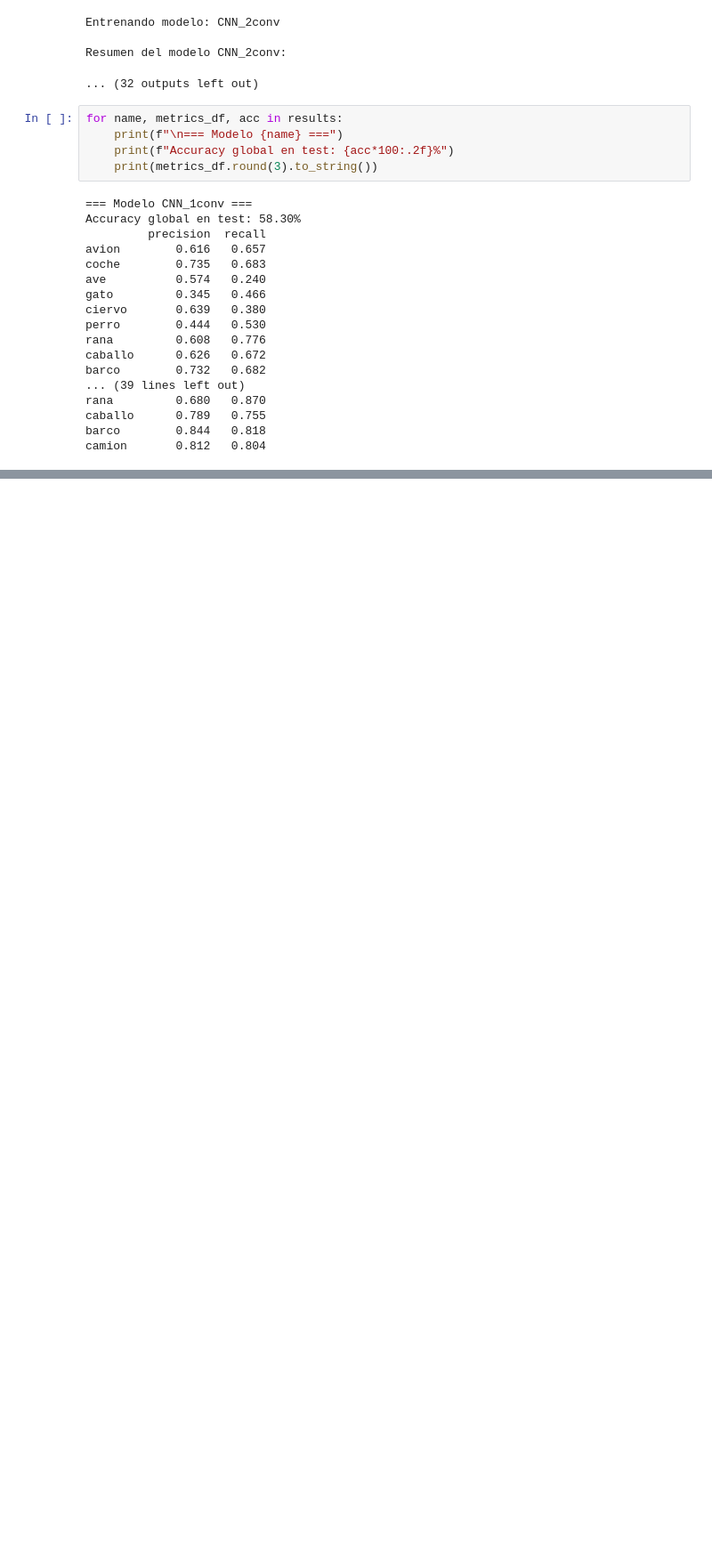
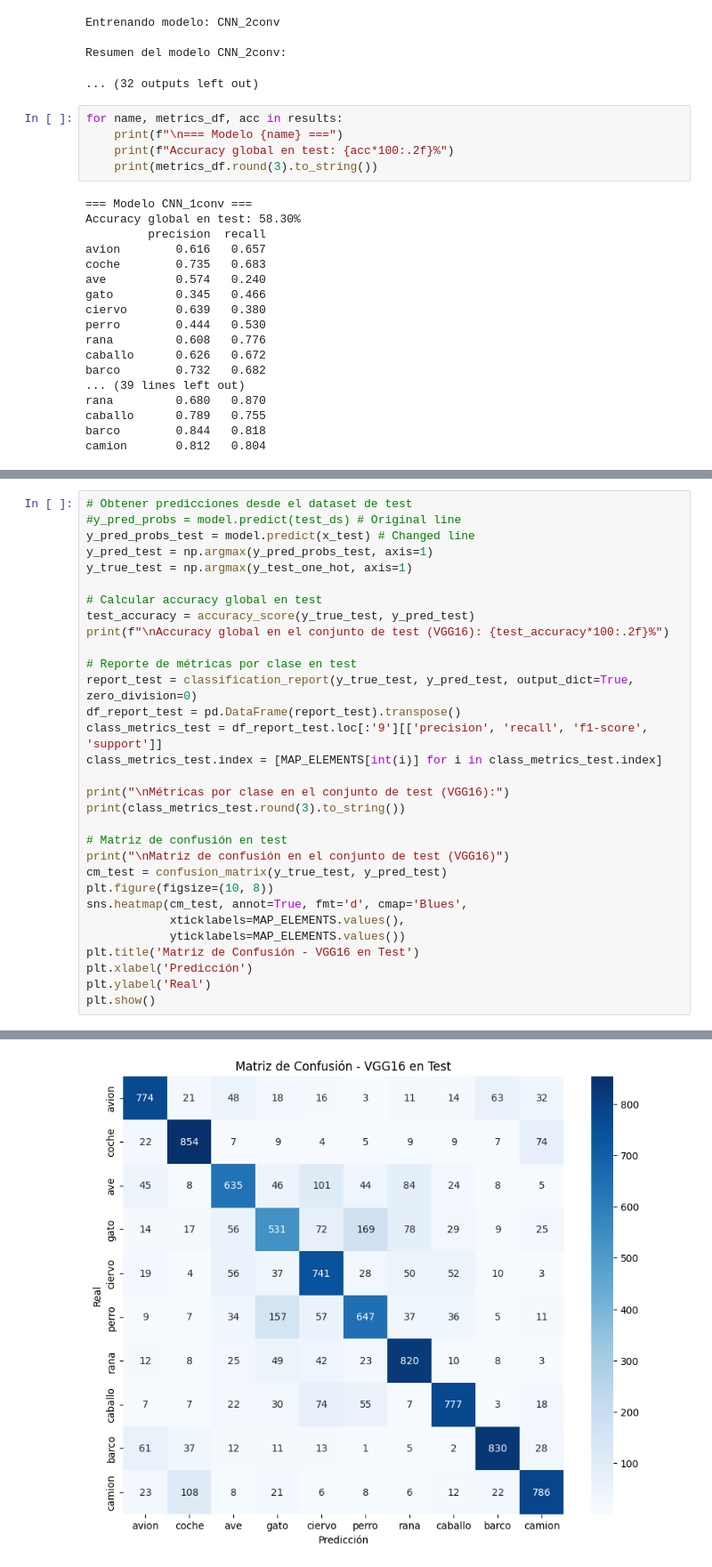
Before and after one commit to cabamarcos/CIFAR10_CNN, a Jupyter notebook: muinar06_act2_individual.ipynb, the cells around one changed output, grey strips where cells are left out. Shown at 89% size. Cells and saved outputs as stored; diff of their text form; blank space fills up the shorter version.

```diff
--- a/muinar06_act2_individual.ipynb
+++ b/muinar06_act2_individual.ipynb
@@ -460,0 +610,32 @@ camion       0.812   0.804
+# %%
+# Obtener predicciones desde el dataset de test
+#y_pred_probs = model.predict(test_ds) # Original line
+y_pred_probs_test = model.predict(x_test) # Changed line
+y_pred_test = np.argmax(y_pred_probs_test, axis=1)
+y_true_test = np.argmax(y_test_one_hot, axis=1)
+
+# Calcular accuracy global en test
+test_accuracy = accuracy_score(y_true_test, y_pred_test)
+print(f"\nAccuracy global en el conjunto de test (VGG16): {test_accuracy*100:.2f}%")
+
+# Reporte de métricas por clase en test
+report_test = classification_report(y_true_test, y_pred_test, output_dict=True, zero_division=0)
+df_report_test = pd.DataFrame(report_test).transpose()
+class_metrics_test = df_report_test.loc[:'9'][['precision', 'recall', 'f1-score', 'support']]
+class_metrics_test.index = [MAP_ELEMENTS[int(i)] for i in class_metrics_test.index]
+
+print("\nMétricas por clase en el conjunto de test (VGG16):")
+print(class_metrics_test.round(3).to_string())
+
+# Matriz de confusión en test
+print("\nMatriz de confusión en el conjunto de test (VGG16)")
+cm_test = confusion_matrix(y_true_test, y_pred_test)
+plt.figure(figsize=(10, 8))
+sns.heatmap(cm_test, annot=True, fmt='d', cmap='Blues',
+            xticklabels=MAP_ELEMENTS.values(),
+            yticklabels=MAP_ELEMENTS.values())
+plt.title('Matriz de Confusión - VGG16 en Test')
+plt.xlabel('Predicción')
+plt.ylabel('Real')
+plt.show()
+# %% [output]
@@ -460,0 +660 @@ camion       0.812   0.804
+[figure, added]
```
Also changed, not shown: parts of 16 cells of this notebook.
